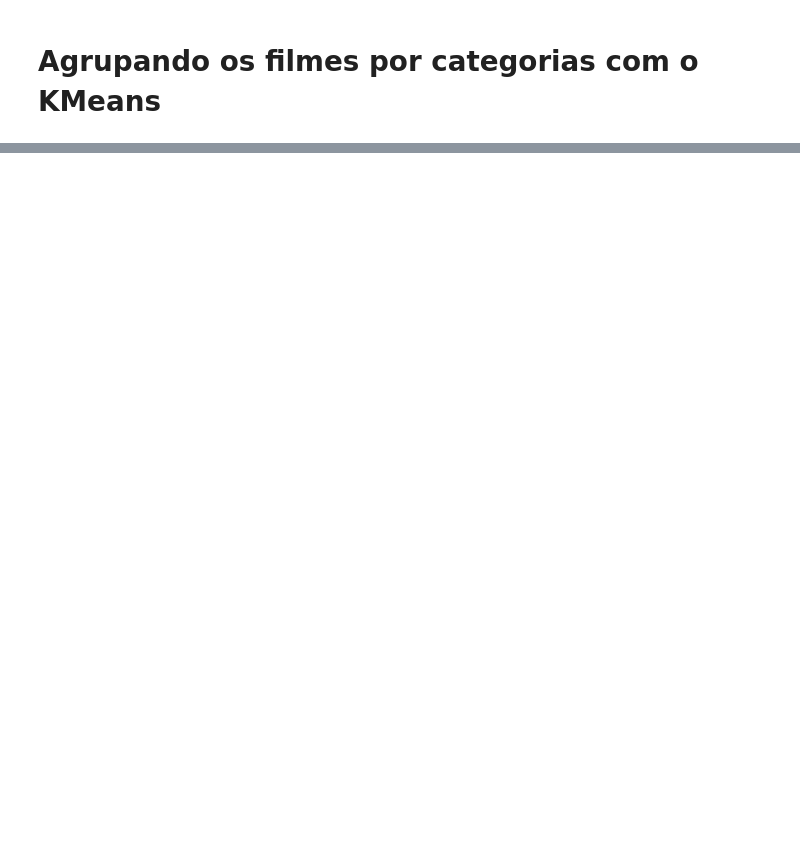
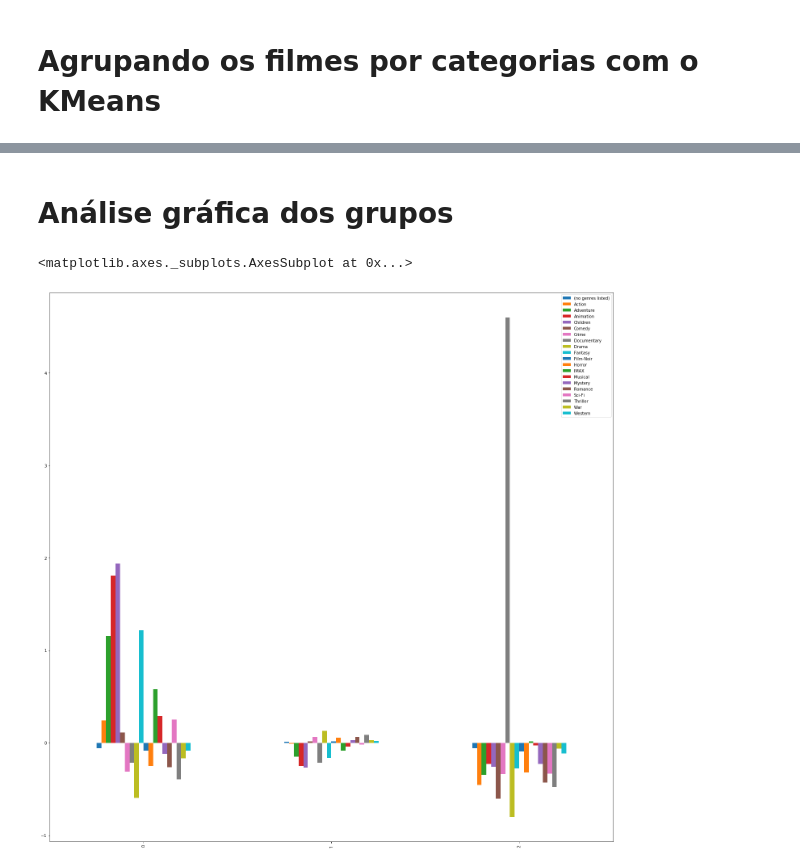
Before and after one commit to jonnes-nascimento/machine_learning, a Jupyter notebook: Introdução_a_Machine_Learning_Algoritmos_Não_Supervisionados_1.ipynb, the cells around one changed output, grey strips where cells are left out. Saved outputs shown, nothing was run; the diff lists cells and outputs as text; code cells hidden in the pictures; blank space fills up the shorter version.

```diff
--- a/Introdução_a_Machine_Learning_Algoritmos_Não_Supervisionados_1.ipynb
+++ b/Introdução_a_Machine_Learning_Algoritmos_Não_Supervisionados_1.ipynb
@@ -79,0 +110,8 @@ Grupos [0 0 2 ... 2 0 2]
+# %%
+# transforma a array dos centros dos centroids em um dataframe do pandas para melhor visuzalizacao e manipulacao
+
+grupos = pd.DataFrame(modelo.cluster_centers_, columns=generos.columns)
+
+grupos
+
+# temos uma tabela com tres linhas e 20 colunas, ou seja, 3 grupos e 20 generos em cada grupo
@@ -79,0 +123,7 @@ Grupos [0 0 2 ... 2 0 2]
+# %% [markdown]
+# Análise gráfica dos grupos
+# %%
+grupos.plot.bar(figsize=(25, 25))
+# %% [output]
+<matplotlib.axes._subplots.AxesSubplot at 0x...>
+[figure, added]
```
Also changed, not shown: parts of 8 cells of this notebook.
